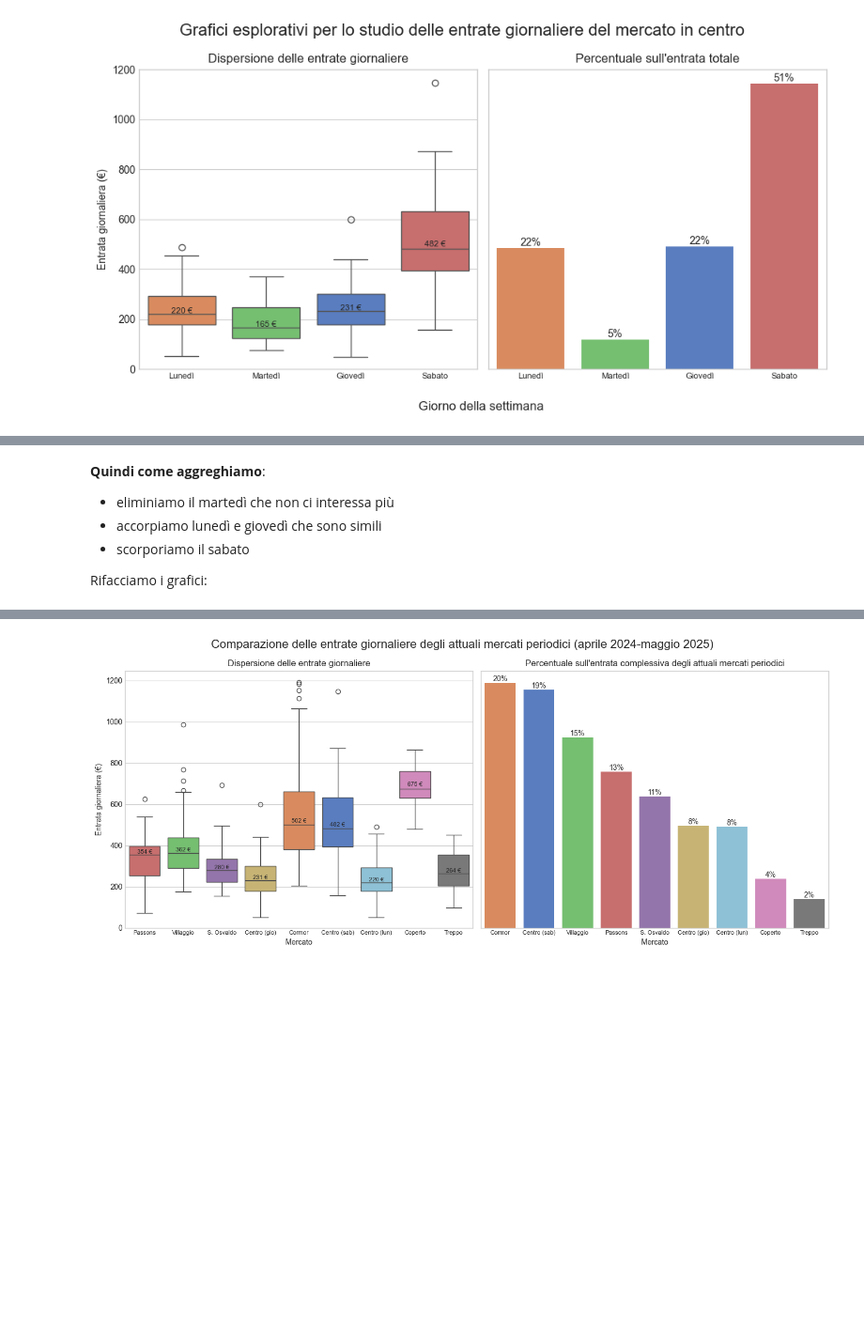
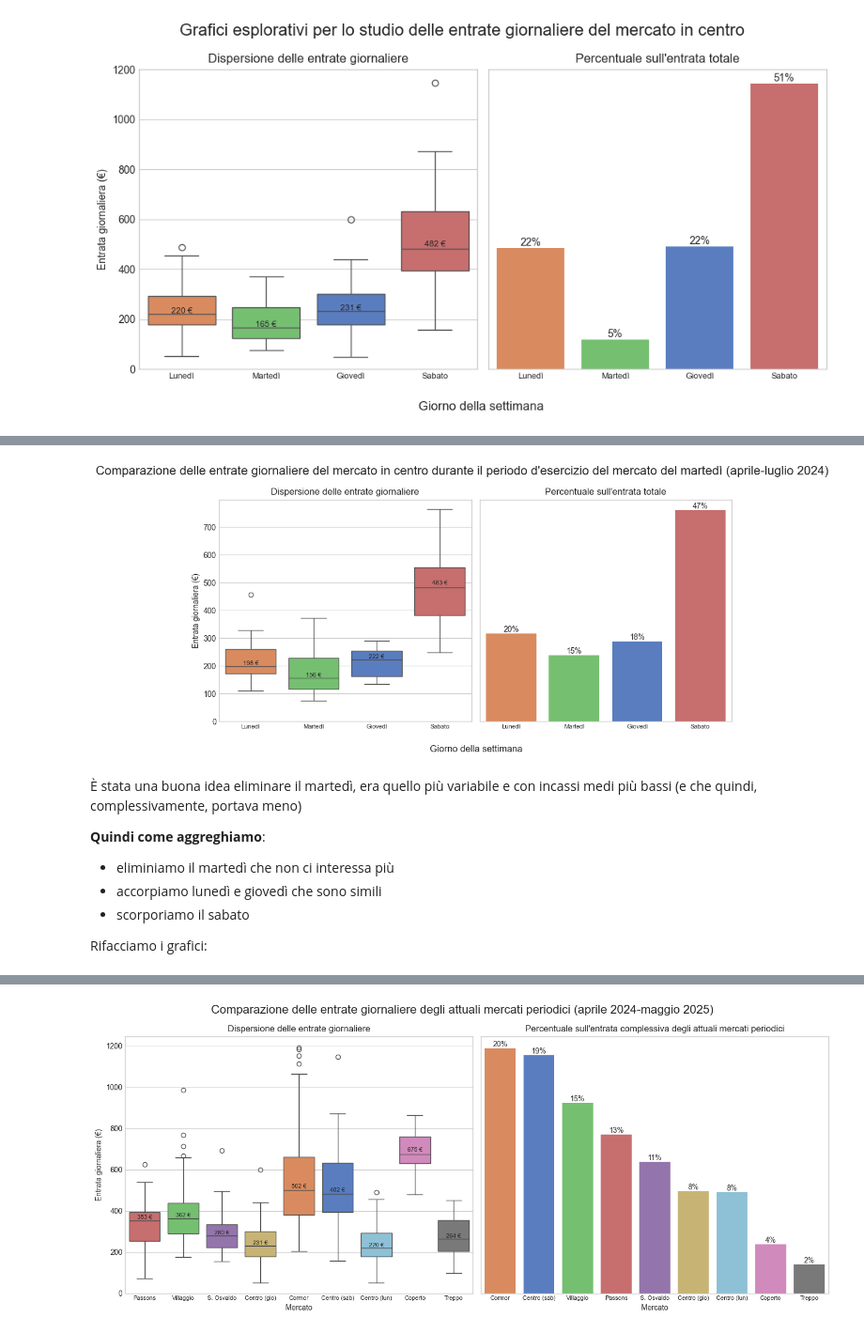
Before and after one commit to panda-with-issues/Fond-Scienze-dei-Dati-progetto, a Jupyter notebook: analisi_corrispettivi_la_di_cjastelan.ipynb, the cells around one changed output, grey strips where cells are left out. Shown at 94% size. Drawn from its saved outputs; the diff is of its cells as text; code cells hidden in the pictures; blank space fills up the shorter version.

```diff
--- a/analisi_corrispettivi_la_di_cjastelan.ipynb
+++ b/analisi_corrispettivi_la_di_cjastelan.ipynb
@@ -1872,4 +1901,54 @@ Range date del mercato del martedì:
+# %%
+fig, axes = plt.subplots(1, 2, figsize=(10, 5))
+fig.suptitle('Comparazione delle entrate giornaliere del mercato in centro durante il periodo d\'esercizio del mercato del martedì (aprile-luglio 2024)', fontsize=16)
+
+# boxplot
+ax_box = axes[0]
+sns.boxplot(periodo_martedì, x='Mercato originale', y='Totale', hue='Mercato originale', order=centro_order, palette=centro_palette, ax=ax_box)
+ax_box.set_title('Dispersione delle entrate giornaliere')
+ax_box.set_ylabel('Entrata giornaliera (€)')
+ax_box.set_ylim(0, None)
+
+medians = periodo_martedì_sintesi['50%']
+vertical_offset = medians * 0.02
+xtick_labels = [tick.get_text() for tick in ax_box.get_xticklabels()]
+
+for i, label in enumerate(xtick_labels):
+    ax_box.text(i, medians[label] + vertical_offset[label], f'{medians[label]:.0f} €', ha='center', fontsize=8)
+
+# percentuali totali
+ax_tot = axes[1]
+sns.barplot(periodo_martedì_tot, x='Mercato originale', hue='Mercato originale', y='Totale %', palette=centro_palette, order=centro_order, ax=ax_tot)
+ax_tot.set_title('Percentuale sull\'entrata totale')
+
+# annoto le percentuali
+bars = ax_tot.containers
+labels = [f'{val:.0f}%' for val in periodo_martedì_tot['Totale %']]
+for container, label in zip(bars, labels):
+    ax_tot.bar_label(container, labels=[label])
+
+ax_tot.set_ylabel('')
+ax_tot.grid(False)
+ax_tot.tick_params(axis='y', labelleft=False)
+
+# impostazioni comuni
+for ax in axes:
+    ax.tick_params(axis='x', labelsize=8)
+
+# impostazioni comuni a entrambi i grafici
+for ax in axes:
+    ax.set_xticklabels([ f"{tick.get_text().split(' ')[-1]}" for tick in ax.get_xticklabels() ])
+    ax.set_xlabel('')
+    #ax.tick_params(axis='x', labelsize=10)
+fig.text(0.525, -0.05, 'Giorno della settimana', ha='center', fontsize=12)
+
+plt.tight_layout()
+plt.show()
+# %% [output]
+[figure, added]
 # %% [markdown]
+È stata una buona idea eliminare il martedì, era quello più variabile e con incassi medi più bassi (e che quindi, complessivamente, portava meno)
+
 **Quindi come aggreghiamo**:
 - eliminiamo il martedì che non ci interessa più
 - accorpiamo lunedì e giovedì che sono simili
```
Also changed, not shown: parts of 12 cells of this notebook.
